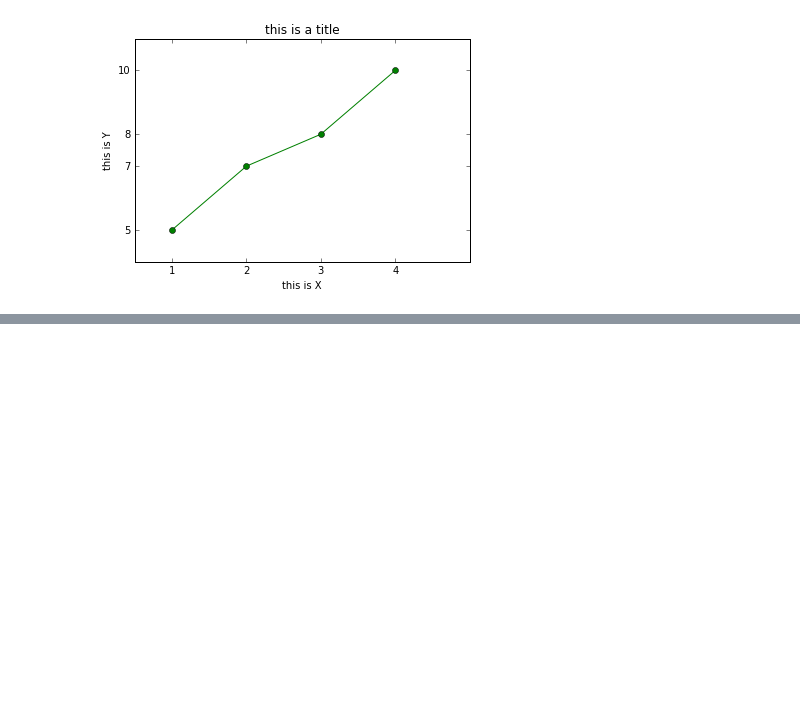
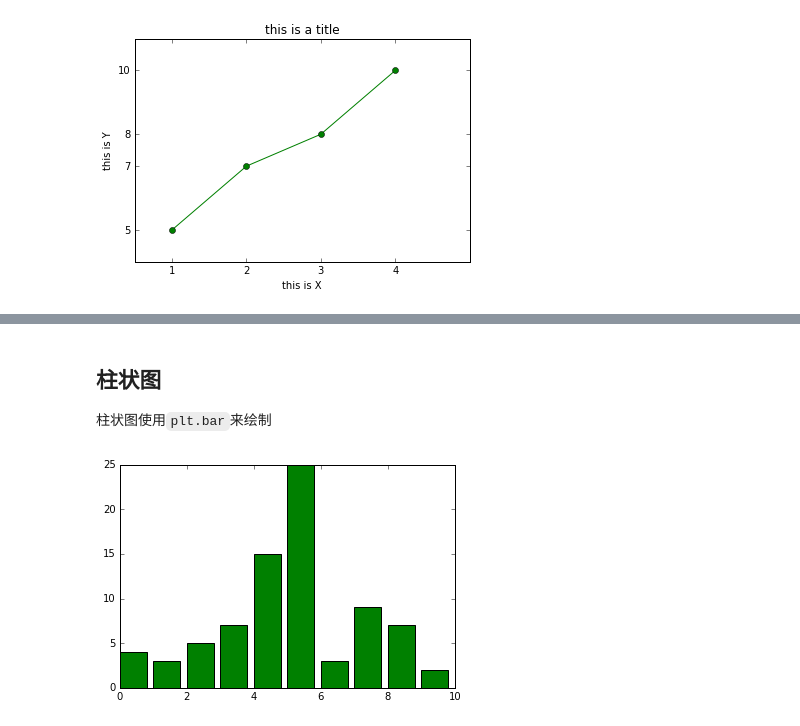
Before and after one commit to woosley/python-topic, a Jupyter notebook: matplotlib.ipynb, the cells around one changed output, grey strips where cells are left out. Cells and saved outputs as stored; diff of their text form; code cells hidden in the pictures; blank space fills up the shorter version.

```diff
--- a/matplotlib.ipynb
+++ b/matplotlib.ipynb
@@ -82,0 +117,10 @@ plt.show()
+# %% [markdown]
+## 柱状图
+柱状图使用`plt.bar`来绘制
+# %%
+height = [4, 3, 5, 7, 15, 25, 3, 9, 7, 2]
+left = range(len(height))
+plt.bar(left, height,  width=.8, color='green')
+plt.show()
+# %% [output]
+[figure, added]
```
Also changed, not shown: parts of 4 cells of this notebook.
